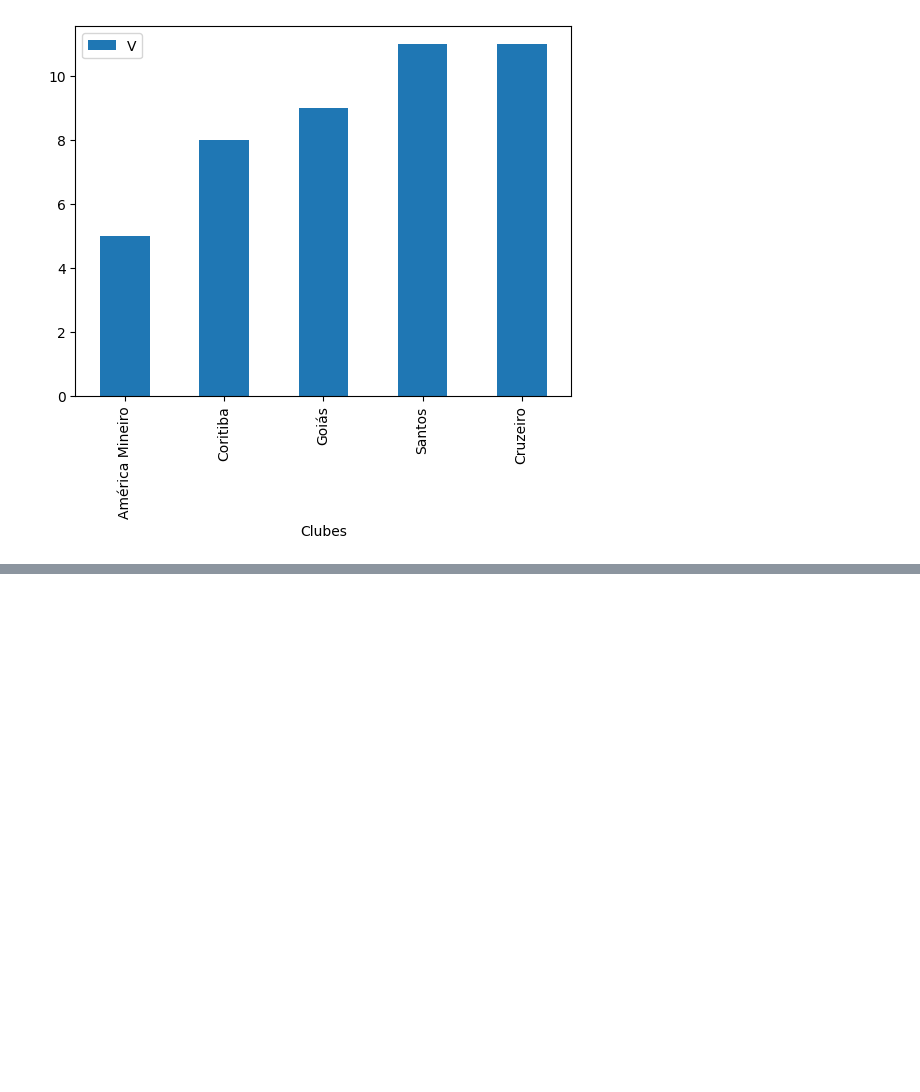
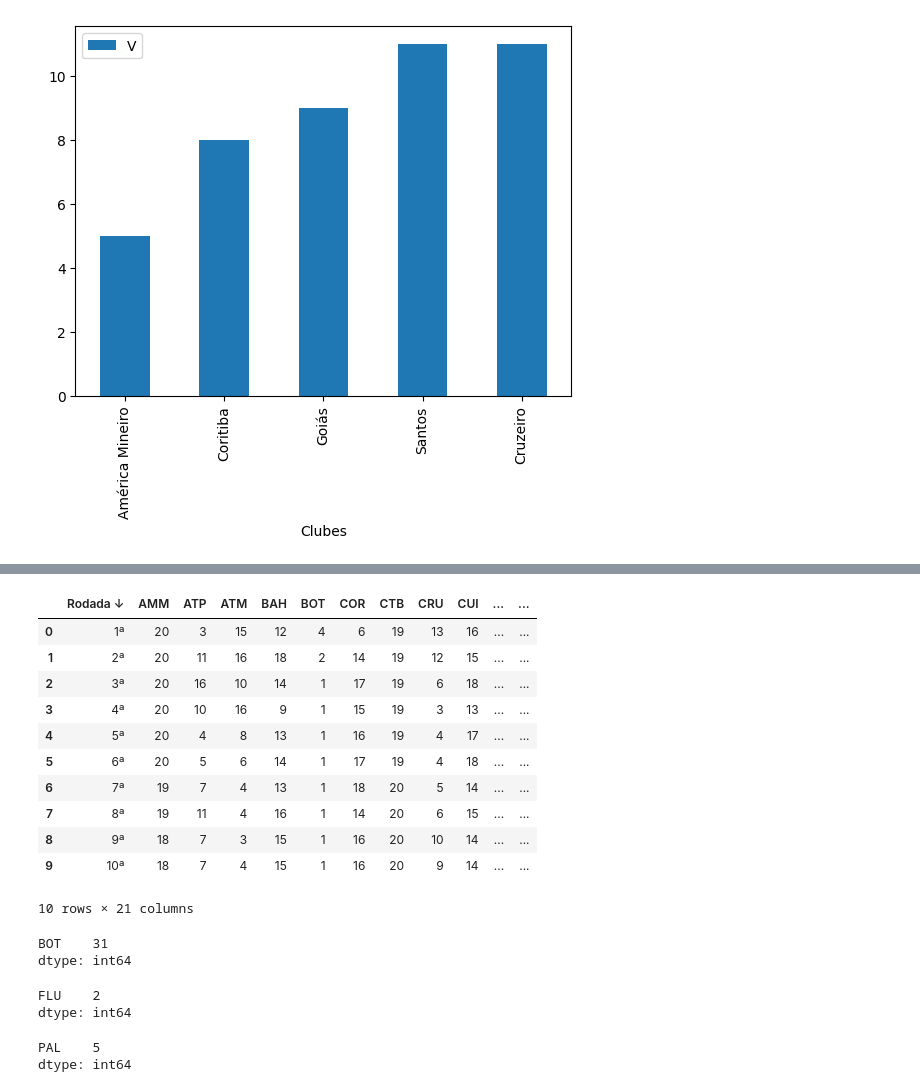
Before and after one commit to hugodevelopment/Web-Scraping, a Jupyter notebook: Análise_Brasileirão_2023.ipynb, the cells around one changed output, grey strips where cells are left out. Saved outputs shown, nothing was run; the diff lists cells and outputs as text; code cells hidden in the pictures; blank space fills up the shorter version.

```diff
--- a/Análise_Brasileirão_2023.ipynb
+++ b/Análise_Brasileirão_2023.ipynb
@@ -179,0 +202,38 @@ Menos_vencedores.plot.bar(x='Clubes', y='V')
+# %%
+df = pd.read_html(str(table))[5]
+tabela_lideres = pd.DataFrame(df)
+tabela_lideres.head(10)
+# %% [output]
+|  | Rodada ↓ | AMM | ATP | ATM | BAH | BOT | COR | CTB | CRU | CUI | ... | ... |
+| 0 | 1ª | 20 | 3 | 15 | 12 | 4 | 6 | 19 | 13 | 16 | ... | ... |
+| 1 | 2ª | 20 | 11 | 16 | 18 | 2 | 14 | 19 | 12 | 15 | ... | ... |
+| 2 | 3ª | 20 | 16 | 10 | 14 | 1 | 17 | 19 | 6 | 18 | ... | ... |
+| 3 | 4ª | 20 | 10 | 16 | 9 | 1 | 15 | 19 | 3 | 13 | ... | ... |
+| 4 | 5ª | 20 | 4 | 8 | 13 | 1 | 16 | 19 | 4 | 17 | ... | ... |
+| 5 | 6ª | 20 | 5 | 6 | 14 | 1 | 17 | 19 | 4 | 18 | ... | ... |
+| 6 | 7ª | 19 | 7 | 4 | 13 | 1 | 18 | 20 | 5 | 14 | ... | ... |
+| 7 | 8ª | 19 | 11 | 4 | 16 | 1 | 14 | 20 | 6 | 15 | ... | ... |
+| 8 | 9ª | 18 | 7 | 3 | 15 | 1 | 16 | 20 | 10 | 14 | ... | ... |
+| 9 | 10ª | 18 | 7 | 4 | 15 | 1 | 16 | 20 | 9 | 14 | ... | ... |
+10 rows × 21 columns
+# %%
+tabela_lideres = tabela_lideres[["BOT","FLU"]]
+BOT = tabela_lideres[["BOT"]] == "1"
+BOT.sum()
+# %% [output]
+BOT    31
+dtype: int64
+# %%
+tabela_lideres = tabela_lideres[["BOT","FLU"]]
+Flu = tabela_lideres[["FLU"]] == "1"
+Flu.sum()
+# %% [output]
+FLU    2
+dtype: int64
+# %%
+tabela_lideres = tabela_lideres[["PAL"]]
+Pal = tabela_lideres[["PAL"]] == "1"
+Pal.sum()
+# %% [output]
+PAL    5
+dtype: int64
```
Also changed, not shown: parts of 7 cells of this notebook.
